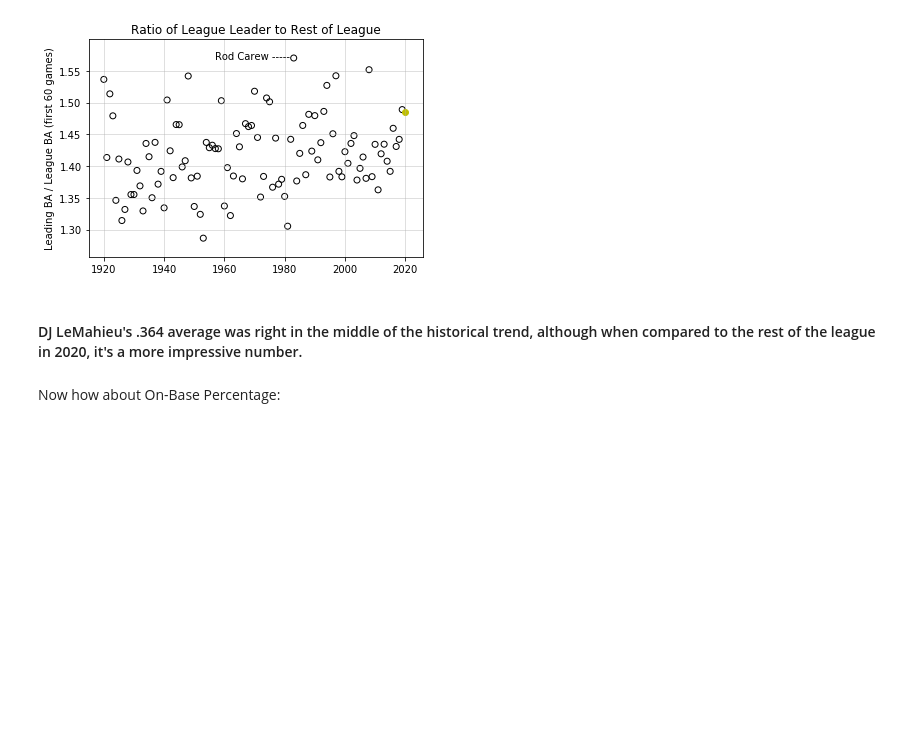
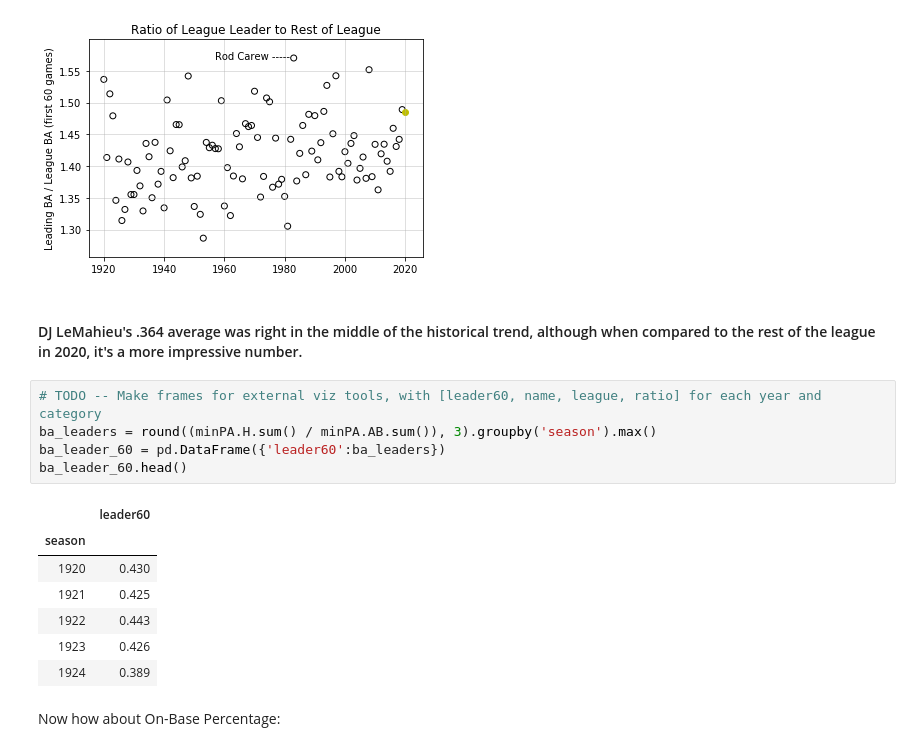
Before and after one commit to ebhtra/MLB-short-season-stats, a Jupyter notebook: MLB_Short_Season_Stats_part_2.ipynb, the cells around one changed output. Cells and saved outputs as stored; diff of their text form; blank space fills up the shorter version.

```diff
--- a/MLB_Short_Season_Stats_part_2.ipynb
+++ b/MLB_Short_Season_Stats_part_2.ipynb
@@ -610,6 +633,19 @@ plot_2020_vs_hist_with_ratios(ba_leaders, ba60, 0.364, 0.245, 'DJ LeMahieu', 'Ba
 [figure]
 # %% [markdown]
 #### DJ LeMahieu's .364 average was right in the middle of the historical trend, although when compared to the rest of the league in 2020, it's a more impressive number.
+# %%
+# TODO -- Make frames for external viz tools, with [leader60, name, league, ratio] for each year and category
+ba_leaders = round((minPA.H.sum() / minPA.AB.sum()), 3).groupby('season').max()
+ba_leader_60 = pd.DataFrame({'leader60':ba_leaders})
+ba_leader_60.head()
+# %% [output]
+|  | leader60 |
+| season |  |
+| 1920 | 0.430 |
+| 1921 | 0.425 |
+| 1922 | 0.443 |
+| 1923 | 0.426 |
+| 1924 | 0.389 |
 # %% [markdown]
 Now how about On-Base Percentage:
 # %%
```
Also changed, not shown: parts of 6 cells of this notebook.
